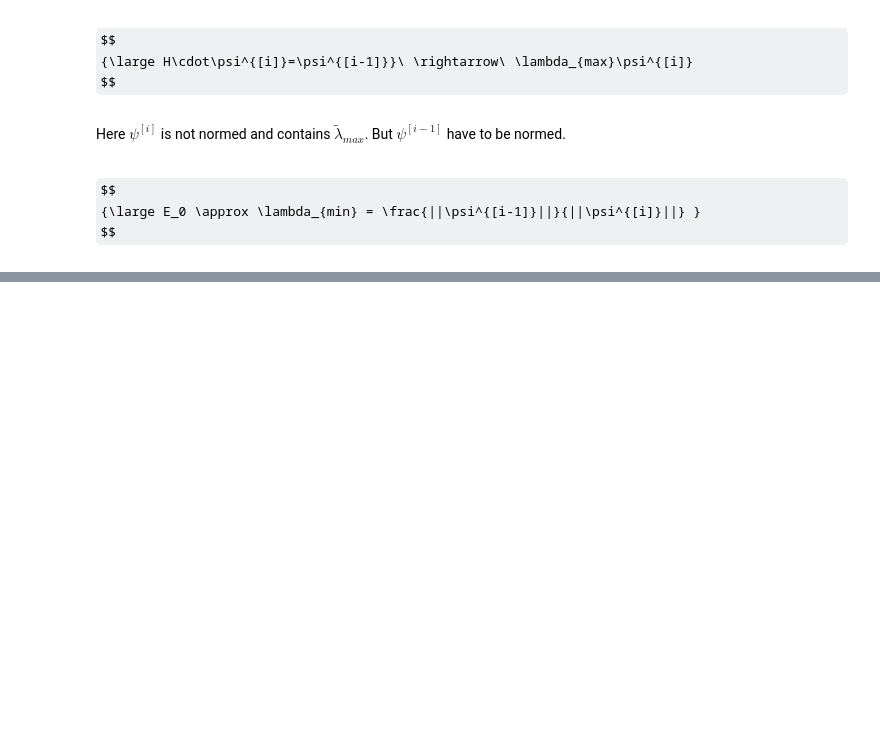
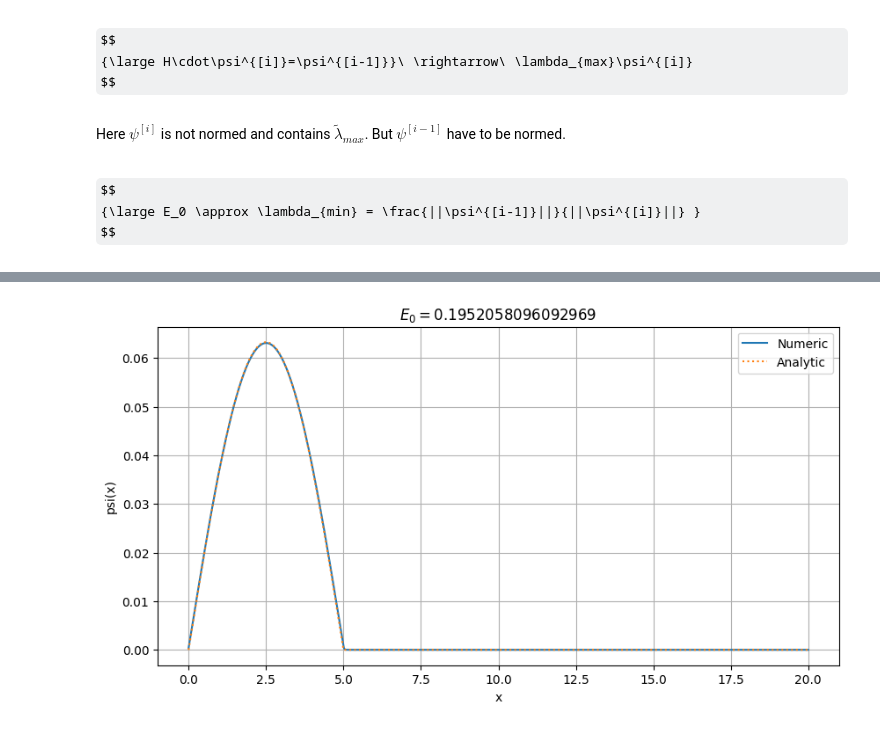
Before and after one commit to CuSynth/computational-physics, a Jupyter notebook: # 11 Spectrum/solution.ipynb, the cells around one changed output, grey strips where cells are left out. Saved outputs shown, nothing was run; the diff lists cells and outputs as text; code cells hidden in the pictures; some formulas as TeX source; blank space fills up the shorter version.

```diff
--- a/# 11 Spectrum/solution.ipynb
+++ b/# 11 Spectrum/solution.ipynb
@@ -198,0 +238,31 @@ plt.show()
+# %%
+brd = 5
+height = 1000
+
+U = lambda x: 0 if abs(x) < brd else height
+u = np.vectorize(U)(x)
+
+E = np.pi**2/(2*brd**2)
+
+alpha = 1/np.sqrt(brd/2 - np.sin(2*np.sqrt(2*E)*brd)/(4*np.sqrt(2*E)))
+solution = lambda x: alpha*np.sin(np.sqrt(2*E)*x) if x < brd else 0
+
+u_sol = np.vectorize(solution)(x)
+u_sol /= sla.norm(u_sol)
+E_sol = 3/2
+
+psi, _, E = ReversedIters(u, u_sol)
+
+
+plt.figure(figsize=(10,5))
+plt.plot(x, psi, label='Numeric')
+plt.plot(x, u_sol, label='Analytic', linestyle='dotted')
+plt.xlabel('x')
+plt.ylabel('psi(x)')
+plt.grid()
+# plt.xlim([-5,5])
+plt.legend()
+plt.title(r'$E_0=$'+str(E))
+plt.show()
+# %% [output]
+[figure, added]
```
Also changed, not shown: parts of 9 cells of this notebook, 9 other files.
